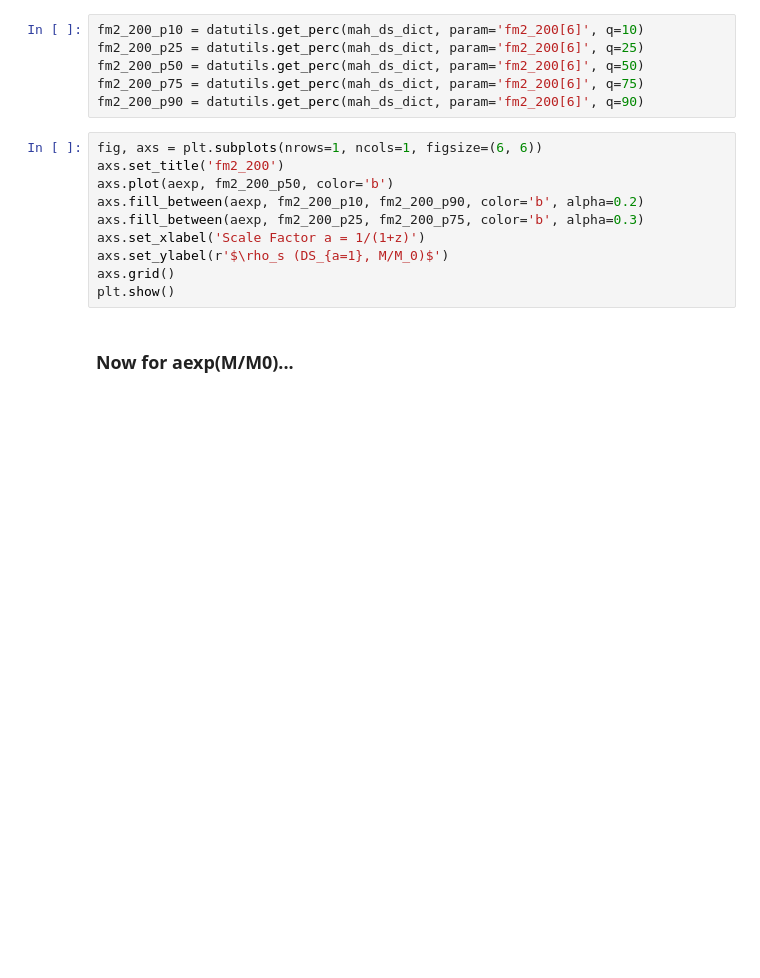
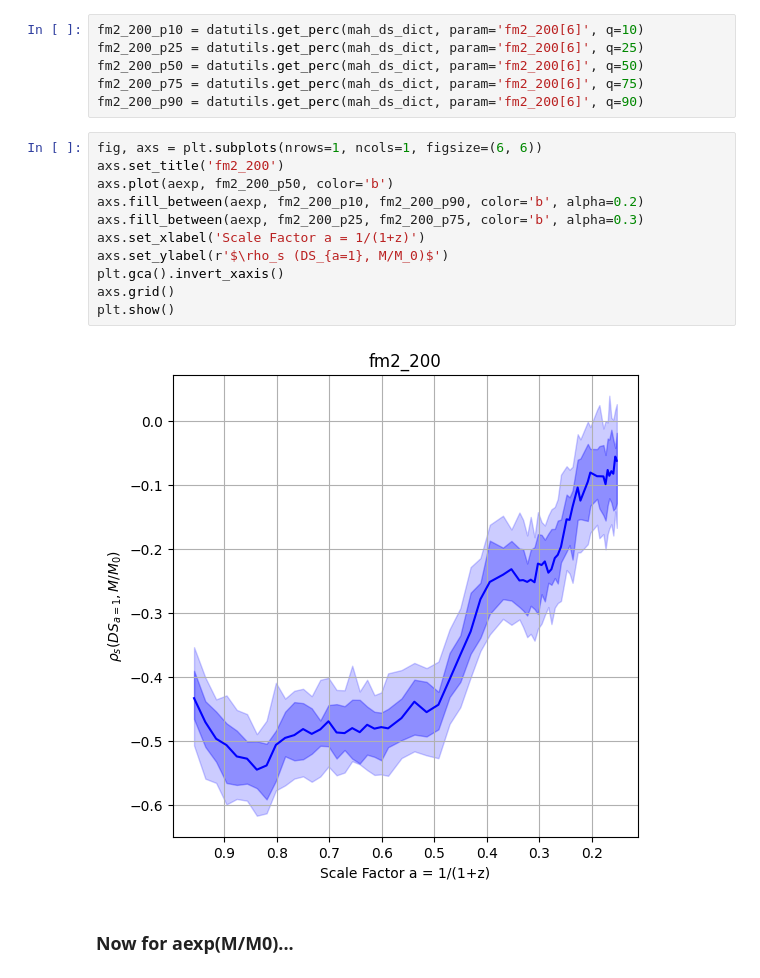
Before and after one commit to Kabelo-T/cluster_morph, a Jupyter notebook: ds_mah.ipynb, the cells around one changed output. Saved outputs shown, nothing was run; the diff lists cells and outputs as text; blank space fills up the shorter version.

```diff
--- a/ds_mah.ipynb
+++ b/ds_mah.ipynb
@@ -149,13 +126,16 @@ fm2_200_p90 = datutils.get_perc(mah_ds_dict, param='fm2_200[6]', q=90)
 # %%
 fig, axs = plt.subplots(nrows=1, ncols=1, figsize=(6, 6))
 axs.set_title('fm2_200')
 axs.plot(aexp, fm2_200_p50, color='b')
 axs.fill_between(aexp, fm2_200_p10, fm2_200_p90, color='b', alpha=0.2)
 axs.fill_between(aexp, fm2_200_p25, fm2_200_p75, color='b', alpha=0.3)
 axs.set_xlabel('Scale Factor a = 1/(1+z)')
 axs.set_ylabel(r'$\rho_s (DS_{a=1}, M/M_0)$')
+plt.gca().invert_xaxis()
 axs.grid()
 plt.show()
+# %% [output]
+[figure, added]
 # %% [markdown]
 ### Now for aexp(M/M0)...
 # %%
```
Also changed, not shown: parts of 17 cells of this notebook.
